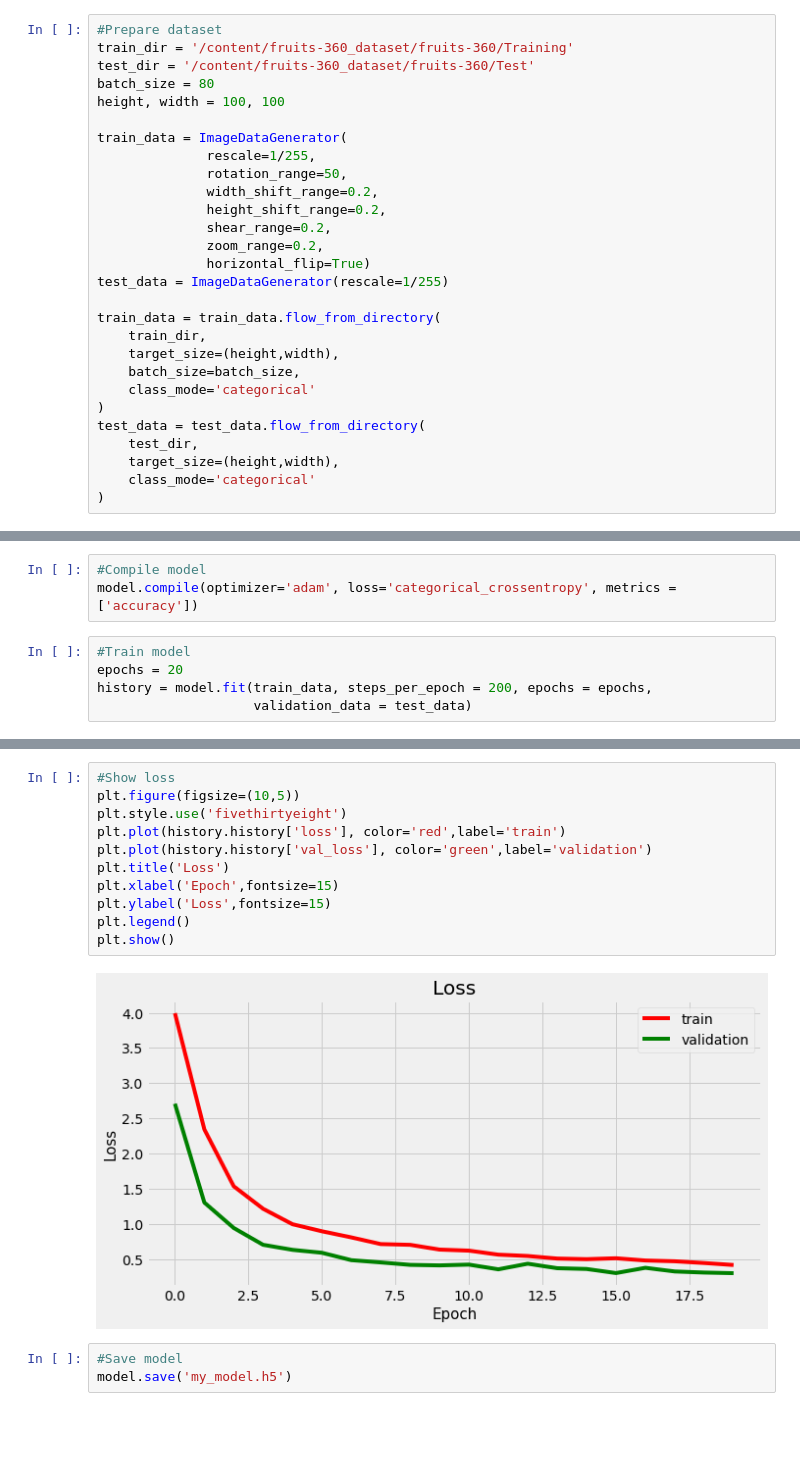
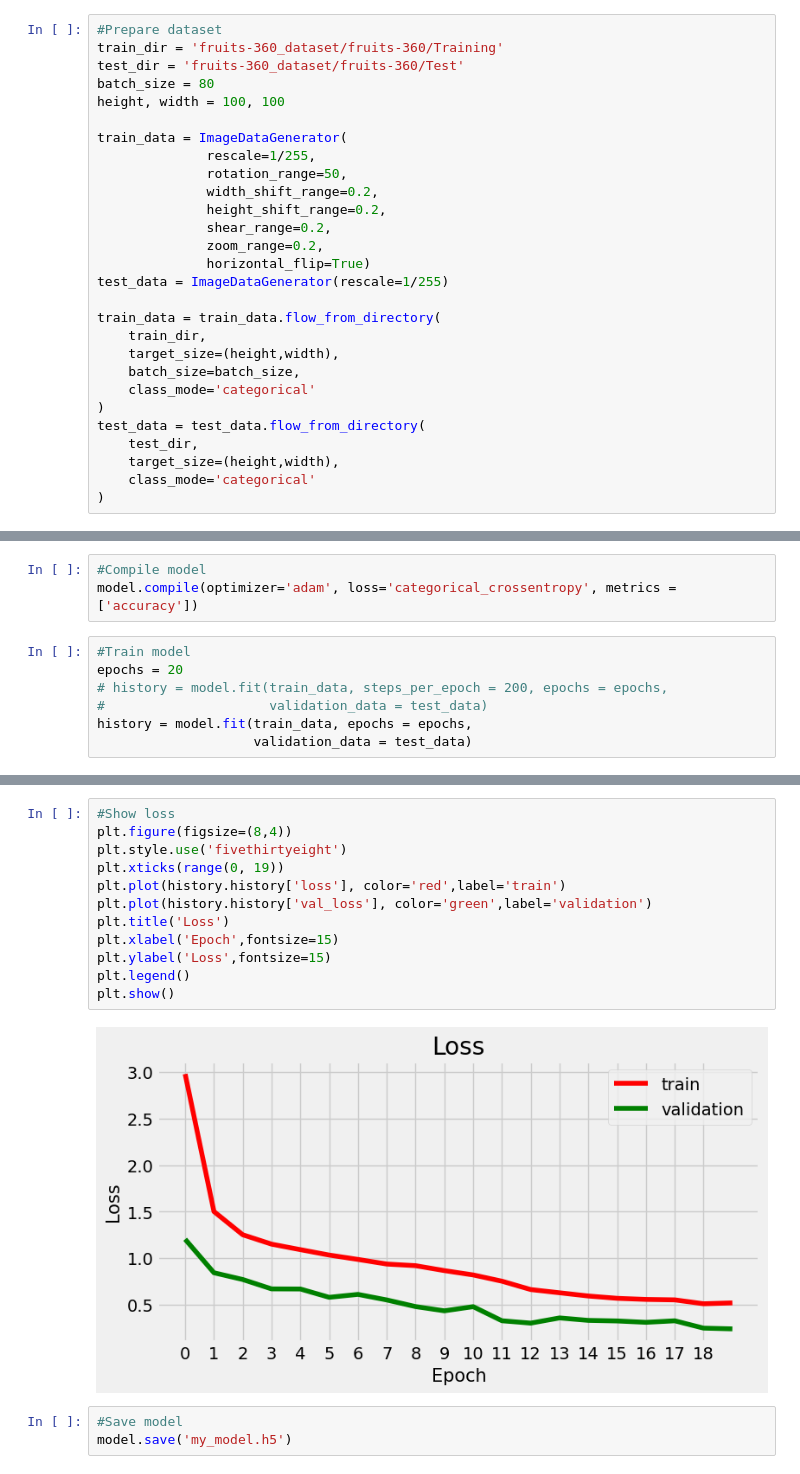
Before and after one commit to NervOUs11/Fruits_and_Vegetables, a Jupyter notebook: FruitAndVegetable.ipynb, the cells around one changed output, grey strips where cells are left out. Cells and saved outputs as stored; diff of their text form; blank space fills up the shorter version.

```diff
--- a/FruitAndVegetable.ipynb
+++ b/FruitAndVegetable.ipynb
@@ -48,7 +49,7 @@ plt.show()
 # %%
 #Prepare dataset
-train_dir = '/content/fruits-360_dataset/fruits-360/Training'
-test_dir = '/content/fruits-360_dataset/fruits-360/Test'
+train_dir = 'fruits-360_dataset/fruits-360/Training'
+test_dir = 'fruits-360_dataset/fruits-360/Test'
 batch_size = 80
 height, width = 100, 100
 
@@ -135,7 +136,9 @@ model.compile(optimizer='adam', loss='categorical_crossentropy', metrics = ['acc
 # %%
 #Train model
 epochs = 20
-history = model.fit(train_data, steps_per_epoch = 200, epochs = epochs,
+# history = model.fit(train_data, steps_per_epoch = 200, epochs = epochs,
+#                     validation_data = test_data)
+history = model.fit(train_data, epochs = epochs,
                     validation_data = test_data)
 # %% [output]
 Epoch 1/20
@@ -171,16 +177,17 @@ plt.show()
 # %%
 #Show loss
-plt.figure(figsize=(10,5))
+plt.figure(figsize=(8,4))
 plt.style.use('fivethirtyeight')
+plt.xticks(range(0, 19))
 plt.plot(history.history['loss'], color='red',label='train')
 plt.plot(history.history['val_loss'], color='green',label='validation')
 plt.title('Loss')
 plt.xlabel('Epoch',fontsize=15)
 plt.ylabel('Loss',fontsize=15)
 plt.legend()
 plt.show()
 # %% [output]
-[figure, old version]
+[figure, new version]
 # %%
 #Save model
 model.save('my_model.h5')
```
Also changed, not shown: parts of 8 cells of this notebook.
